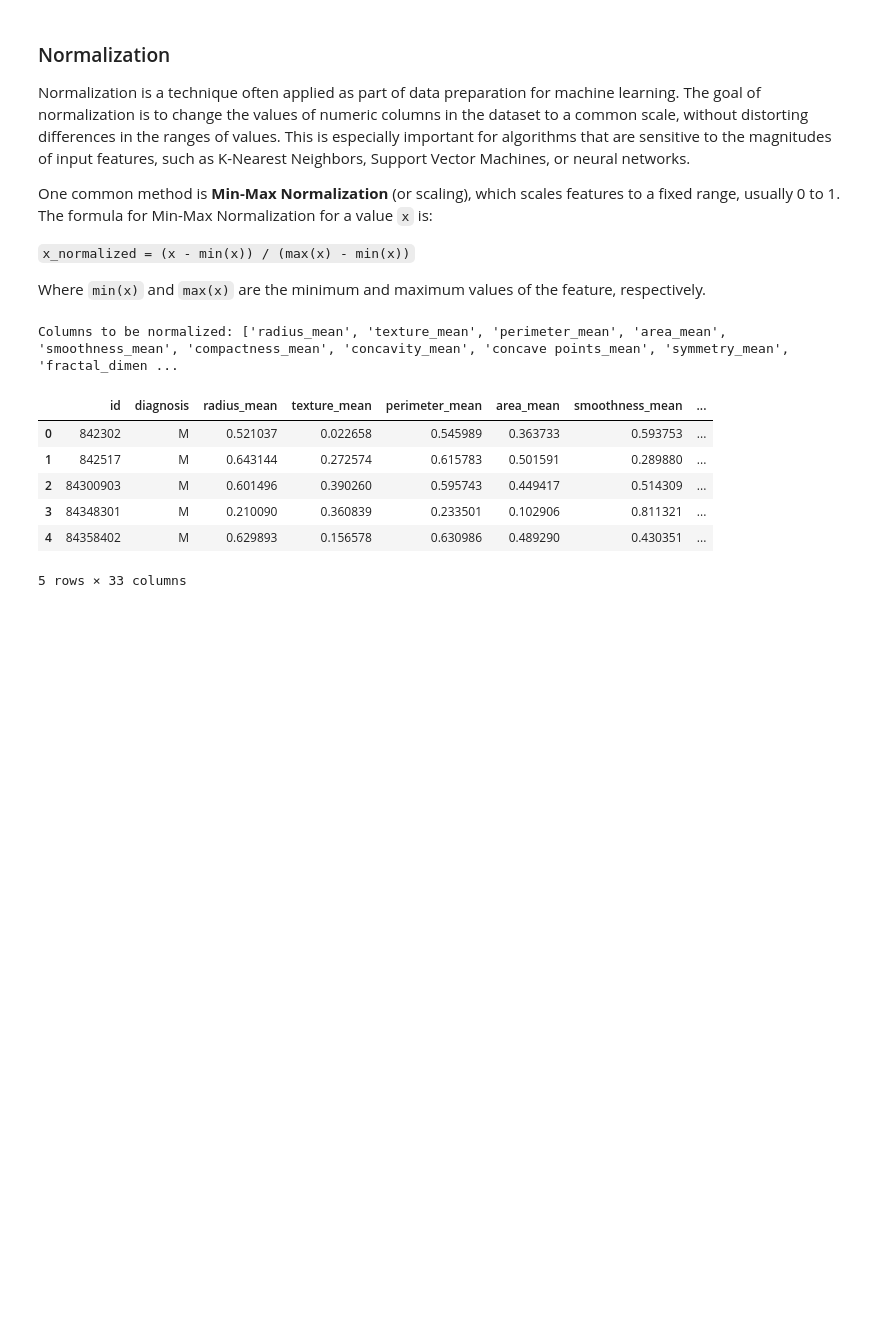
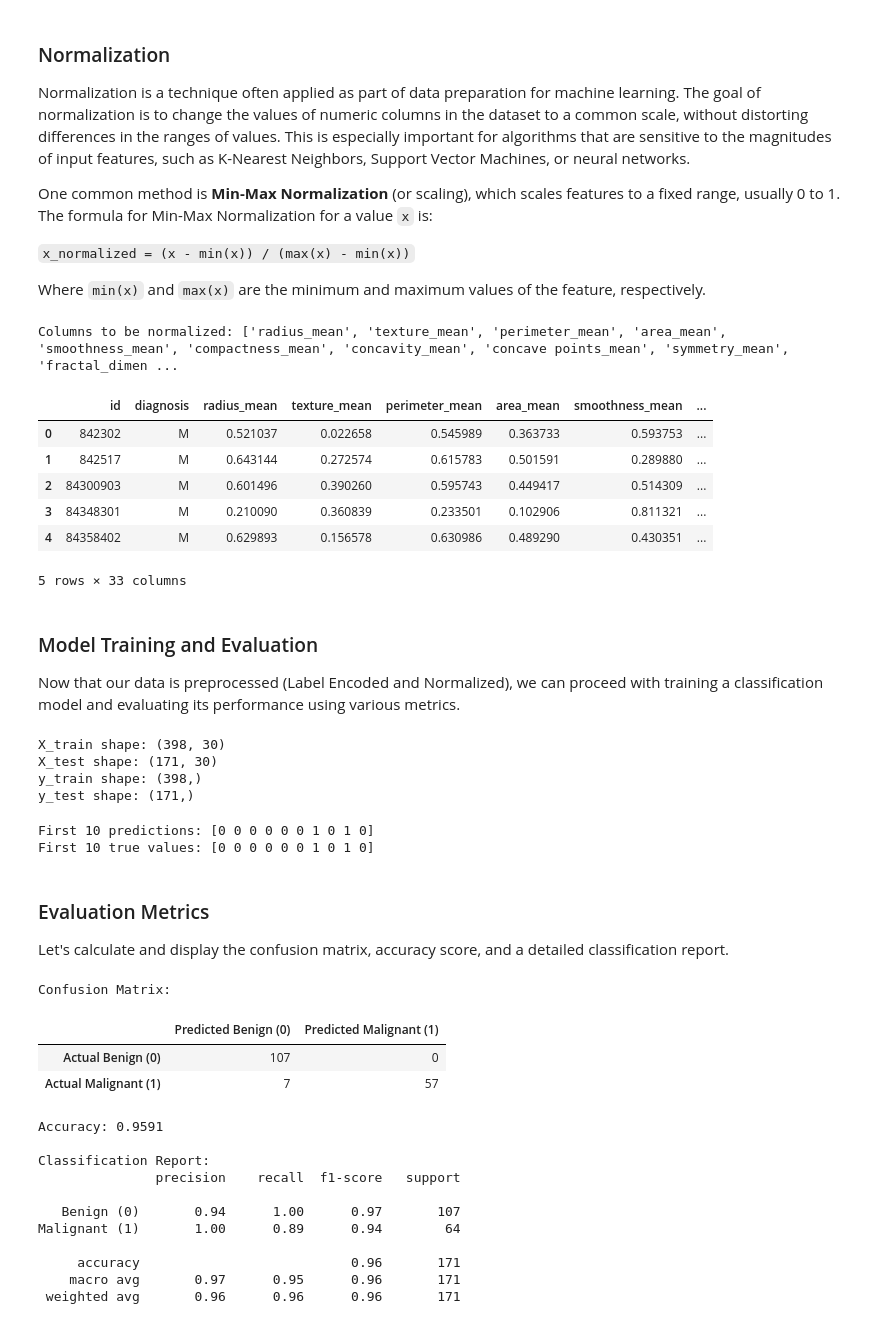
Before and after one commit to AbhishekShah272002/Deep-Learning-and-NLP, a Jupyter notebook: Breastcancer_UsingANN.ipynb, the cells around one changed output. Saved outputs shown, nothing was run; the diff lists cells and outputs as text; code cells hidden in the pictures; blank space fills up the shorter version.

```diff
--- a/Breastcancer_UsingANN.ipynb
+++ b/Breastcancer_UsingANN.ipynb
@@ -126,3 +128,77 @@ Columns to be normalized: ['radius_mean', 'texture_mean', 'perimeter_mean', 'are
 | 3 | 84348301 | M | 0.210090 | 0.360839 | 0.233501 | 0.102906 | 0.811321 | ... |
 | 4 | 84358402 | M | 0.629893 | 0.156578 | 0.630986 | 0.489290 | 0.430351 | ... |
 5 rows × 33 columns
+# %% [markdown]
+### Model Training and Evaluation
+Now that our data is preprocessed (Label Encoded and Normalized), we can proceed with training a classification model and evaluating its performance using various metrics.
+# %%
+from sklearn.model_selection import train_test_split
+from sklearn.linear_model import LogisticRegression
+from sklearn.metrics import confusion_matrix, accuracy_score, classification_report
+
+# Define features (X) and target (y)
+# Drop 'id', 'diagnosis', and the original 'diagnosis_encoded' if not needed as a feature.
+X = df_normalized.drop(columns=['id', 'diagnosis', 'diagnosis_encoded'])
+y = df_normalized['diagnosis_encoded']
+
+# Split the dataset into training and testing sets
+X_train, X_test, y_train, y_test = train_test_split(X, y, test_size=0.3, random_state=42, stratify=y)
+
+print(f"X_train shape: {X_train.shape}")
+print(f"X_test shape: {X_test.shape}")
+print(f"y_train shape: {y_train.shape}")
+print(f"y_test shape: {y_test.shape}")
+# %% [output]
+X_train shape: (398, 30)
+X_test shape: (171, 30)
+y_train shape: (398,)
+y_test shape: (171,)
+# %%
+# Initialize and train a Logistic Regression model
+model = LogisticRegression(random_state=42, solver='liblinear') # 'liblinear' is good for small datasets
+model.fit(X_train, y_train)
+
+# Make predictions on the test set
+y_pred = model.predict(X_test)
+
+# Display the first few predictions and true values
+print("First 10 predictions:", y_pred[:10])
+print("First 10 true values:", y_test.values[:10])
+# %% [output]
+First 10 predictions: [0 0 0 0 0 0 1 0 1 0]
+First 10 true values: [0 0 0 0 0 0 1 0 1 0]
+# %% [markdown]
+### Evaluation Metrics
+Let's calculate and display the confusion matrix, accuracy score, and a detailed classification report.
+# %%
+# Calculate the Confusion Matrix
+conf_matrix = confusion_matrix(y_test, y_pred)
+print("Confusion Matrix:")
+display(pd.DataFrame(conf_matrix,
+                     index=['Actual Benign (0)', 'Actual Malignant (1)'],
+                     columns=['Predicted Benign (0)', 'Predicted Malignant (1)']))
+
+# Calculate Accuracy
+accuracy = accuracy_score(y_test, y_pred)
+print(f"\nAccuracy: {accuracy:.4f}")
+
+# Generate a Classification Report
+class_report = classification_report(y_test, y_pred, target_names=['Benign (0)', 'Malignant (1)'])
+print("\nClassification Report:")
+print(class_report)
+# %% [output]
+Confusion Matrix:
+|  | Predicted Benign (0) | Predicted Malignant (1) |
+| Actual Benign (0) | 107 | 0 |
+| Actual Malignant (1) | 7 | 57 |
+Accuracy: 0.9591
+
+Classification Report:
+               precision    recall  f1-score   support
+
+   Benign (0)       0.94      1.00      0.97       107
+Malignant (1)       1.00      0.89      0.94        64
+
+     accuracy                           0.96       171
+    macro avg       0.97      0.95      0.96       171
+ weighted avg       0.96      0.96      0.96       171
```
Also changed, not shown: parts of 1 cell of this notebook.
